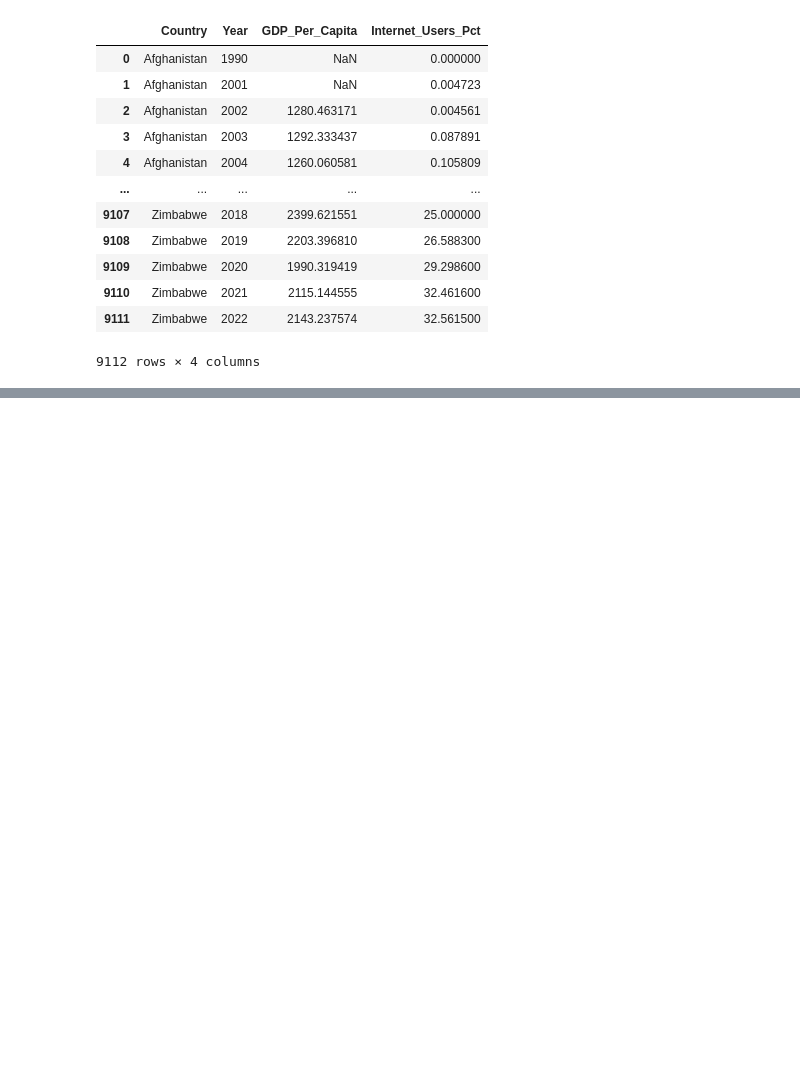
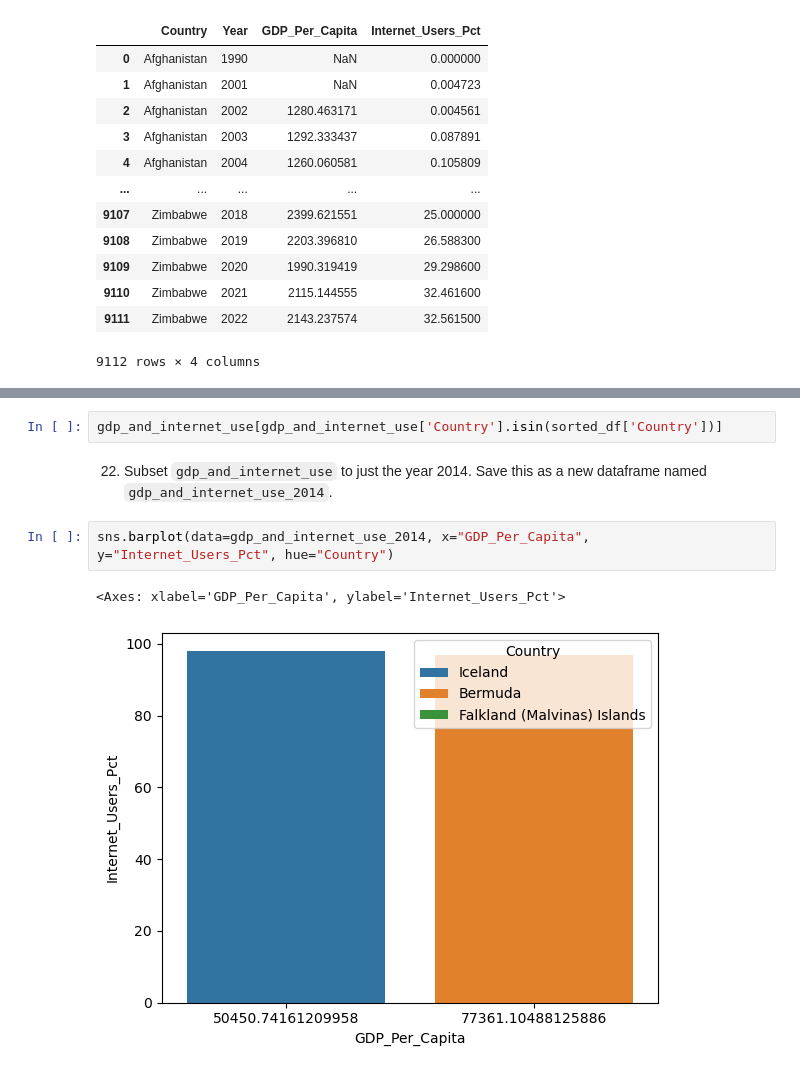
Before and after one commit to NSS-Full-Time-Data-Analytics-14/gdp-and-internet-usage-GGRAN24, a Jupyter notebook: notebook/UN_project.ipynb, the cells around one changed output, grey strips where cells are left out. Cells and saved outputs as stored; diff of their text form; blank space fills up the shorter version.

```diff
--- a/notebook/UN_project.ipynb
+++ b/notebook/UN_project.ipynb
@@ -536,0 +529,9 @@ gdp_and_internet_use
+# %%
+gdp_and_internet_use[gdp_and_internet_use['Country'].isin(sorted_df['Country'])]
+# %% [markdown]
+22. Subset `gdp_and_internet_use` to just the year 2014. Save this as a new dataframe named `gdp_and_internet_use_2014`.
+# %%
+sns.barplot(data=gdp_and_internet_use_2014, x="GDP_Per_Capita", y="Internet_Users_Pct", hue="Country")
+# %% [output]
+<Axes: xlabel='GDP_Per_Capita', ylabel='Internet_Users_Pct'>
+[figure, added]
```
Also changed, not shown: parts of 7 cells of this notebook.
